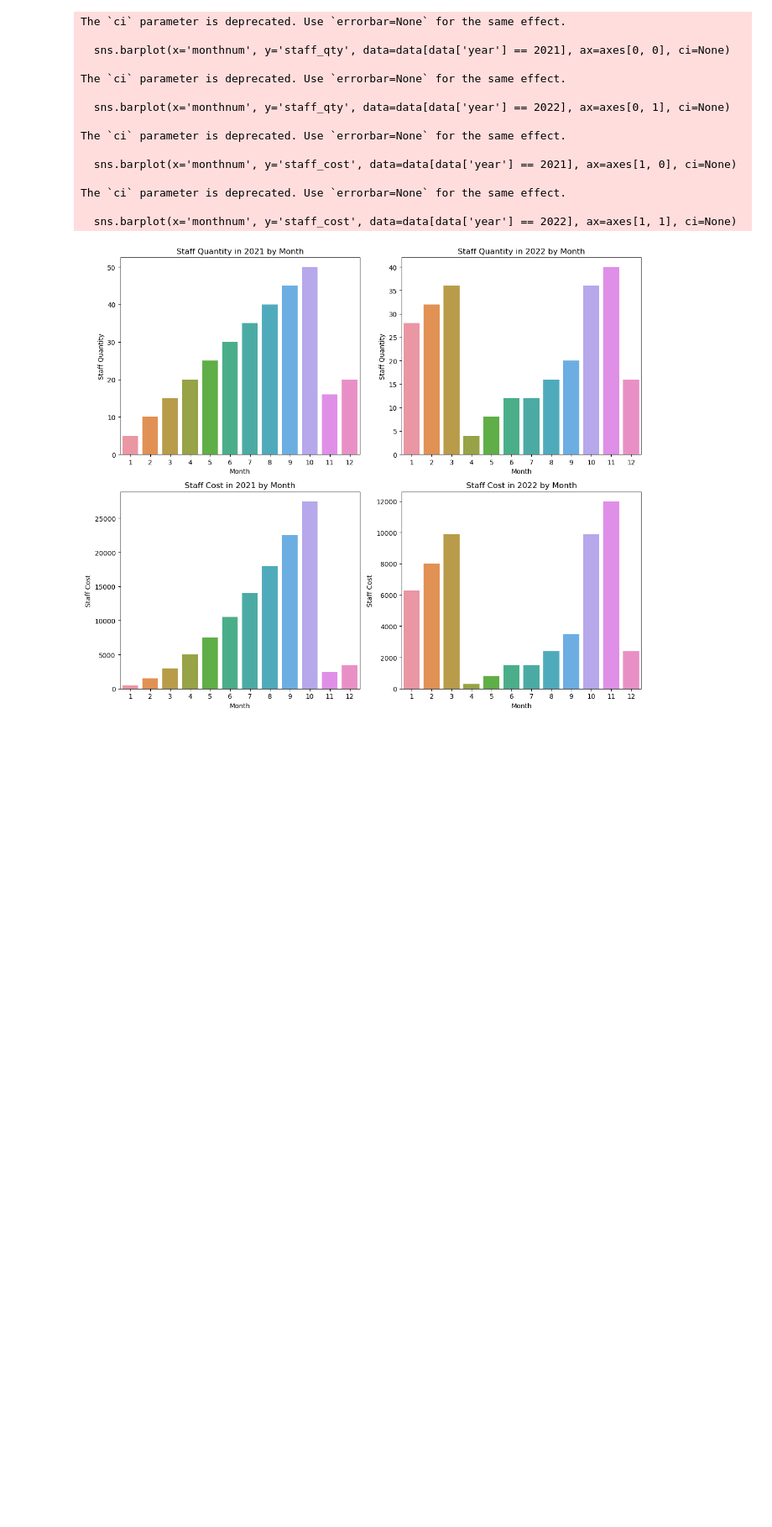
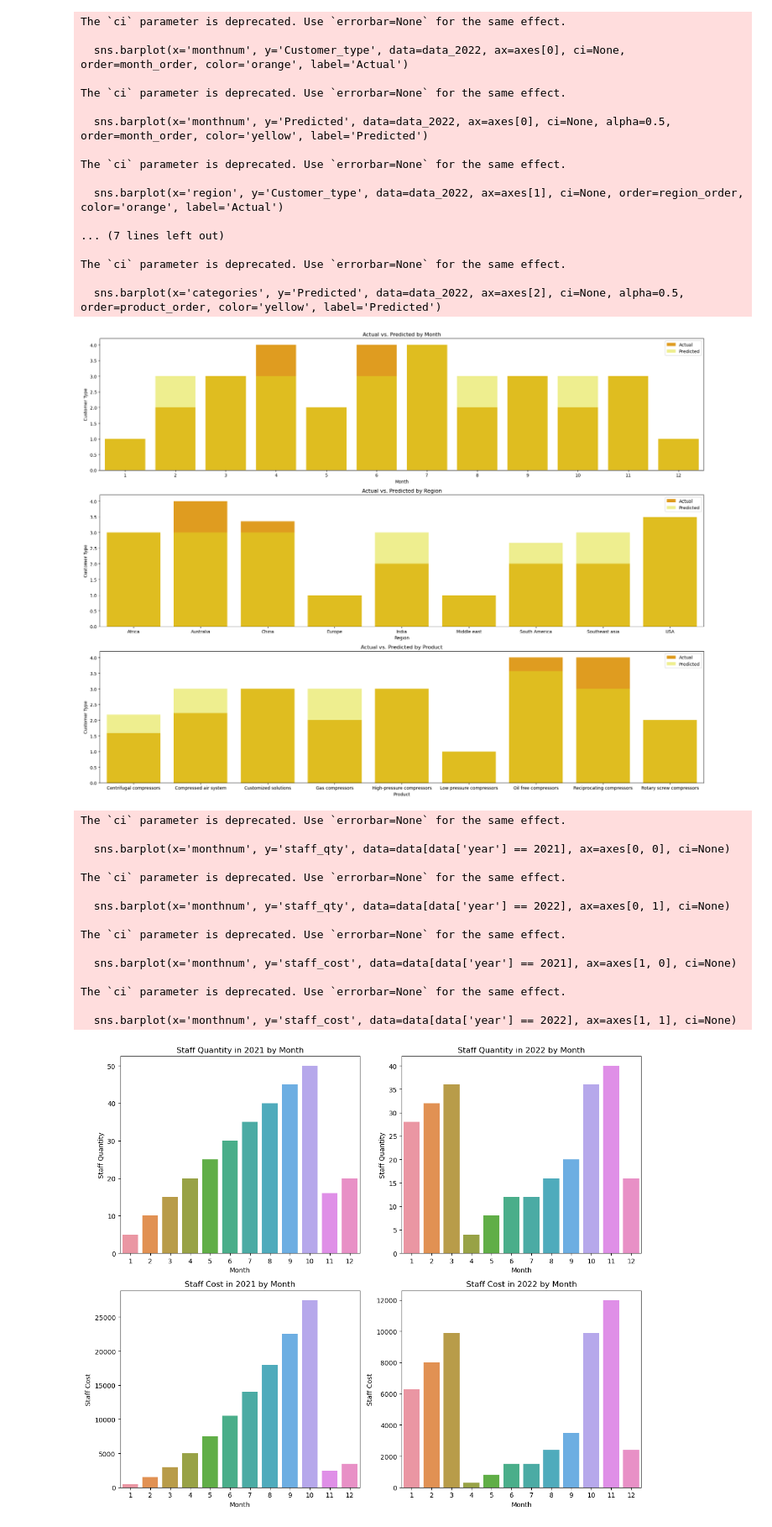
Before and after one commit to srikanthmurali/SalesAnalytics, a Jupyter notebook: Modelling.ipynb, the cells around one changed output. Shown: that part at 84% size. Cells and saved outputs as stored; diff of their text form; code cells hidden in the pictures; blank space fills up the shorter version.

```diff
--- a/Modelling.ipynb
+++ b/Modelling.ipynb
@@ -109,0 +229,3 @@ weighted avg       0.84      0.63      0.59        75
+# %%
+data_2022 = pd.read_csv('concatenated_data.csv')
+data_2022
@@ -109,0 +246,63 @@ weighted avg       0.84      0.63      0.59        75
+# %%
+
+# Assuming you have data_2022 containing 'monthnum', 'region', 'categories', 'Customer_type', and 'Predicted' columns
+
+# Create subplots for 'monthnum,' 'region,' and 'product'
+fig, axes = plt.subplots(nrows=3, ncols=1, figsize=(20, 15))  # Adjust figsize as needed
+
+# Define the order of categories for 'monthnum,' 'region,' and 'product'
+month_order = sorted(data_2022['monthnum'].unique())
+region_order = sorted(data_2022['region'].unique())
+product_order = sorted(data_2022['categories'].unique())
+
+# Subplot 1: 'monthnum'
+sns.barplot(x='monthnum', y='Customer_type', data=data_2022, ax=axes[0], ci=None, order=month_order, color='orange', label='Actual')
+sns.barplot(x='monthnum', y='Predicted', data=data_2022, ax=axes[0], ci=None, alpha=0.5, order=month_order, color='yellow', label='Predicted')
+axes[0].set_title('Actual vs. Predicted by Month')
+axes[0].set_xlabel('Month')
+axes[0].set_ylabel('Customer Type')
+axes[0].legend()
+
+# Subplot 2: 'region'
+sns.barplot(x='region', y='Customer_type', data=data_2022, ax=axes[1], ci=None, order=region_order, color='orange', label='Actual')
+sns.barplot(x='region', y='Predicted', data=data_2022, ax=axes[1], ci=None, alpha=0.5, order=region_order, color='yellow', label='Predicted')
+axes[1].set_title('Actual vs. Predicted by Region')
+axes[1].set_xlabel('Region')
+axes[1].set_ylabel('Customer Type')
+axes[1].legend()
+
+# Subplot 3: 'product'
+sns.barplot(x='categories', y='Customer_type', data=data_2022, ax=axes[2], ci=None, order=product_order, color='orange', label='Actual')
+sns.barplot(x='categories', y='Predicted', data=data_2022, ax=axes[2], ci=None, alpha=0.5, order=product_order, color='yellow', label='Predicted')
+axes[2].set_title('Actual vs. Predicted by Product')
+axes[2].set_xlabel('Product')
+axes[2].set_ylabel('Customer Type')
+axes[2].legend()
+
+# Adjust layout
+plt.tight_layout()
+
+# Save the plot if needed
+plt.savefig('actual_vs_predicted_clustered_bar_chart.png')
+
+# Show the plot
+plt.show()
+# %% [output]
+The `ci` parameter is deprecated. Use `errorbar=None` for the same effect.
+
+  sns.barplot(x='monthnum', y='Customer_type', data=data_2022, ax=axes[0], ci=None, order=month_order, color='orange', label='Actual')
+
+The `ci` parameter is deprecated. Use `errorbar=None` for the same effect.
+
+  sns.barplot(x='monthnum', y='Predicted', data=data_2022, ax=axes[0], ci=None, alpha=0.5, order=month_order, color='yellow', label='Predicted')
+
+The `ci` parameter is deprecated. Use `errorbar=None` for the same effect.
+
+  sns.barplot(x='region', y='Customer_type', data=data_2022, ax=axes[1], ci=None, order=region_order, color='orange', label='Actual')
+
+... (7 lines left out)
+
+The `ci` parameter is deprecated. Use `errorbar=None` for the same effect.
+
+  sns.barplot(x='categories', y='Predicted', data=data_2022, ax=axes[2], ci=None, alpha=0.5, order=product_order, color='yellow', label='Predicted')
+[figure, added]
```
Also changed, not shown: parts of 8 cells of this notebook, 10 other files.
